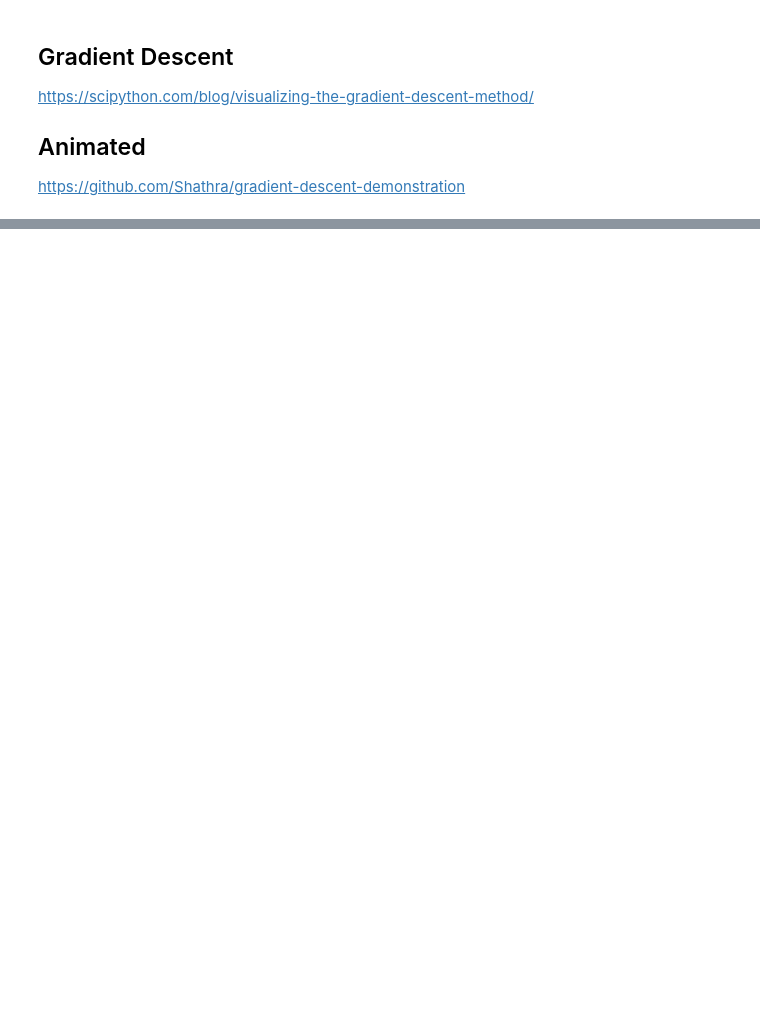
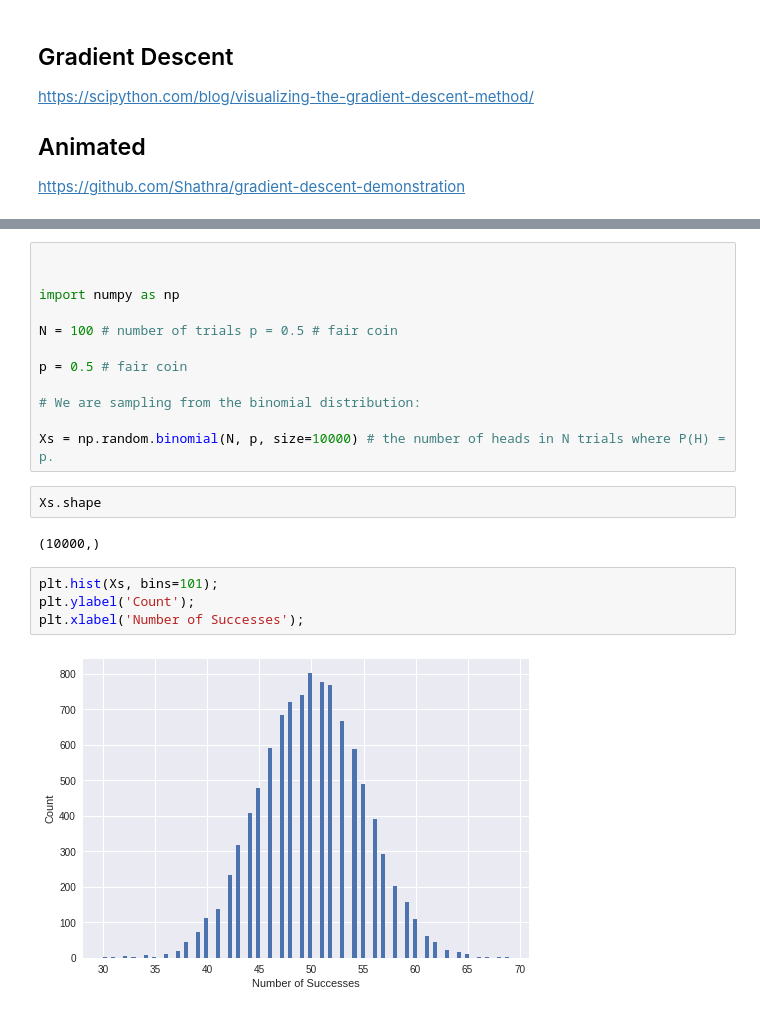
Before and after one commit to kursataker/cng562-machine-learning-spring-19, a Jupyter notebook: Mathematical_Background.ipynb, the cells around one changed output, grey strips where cells are left out. Cells and saved outputs as stored; diff of their text form; blank space fills up the shorter version.

```diff
--- a/Mathematical_Background.ipynb
+++ b/Mathematical_Background.ipynb
@@ -49,0 +272,22 @@ https://github.com/Shathra/gradient-descent-demonstration
+# %%
+
+
+import numpy as np
+
+N = 100 # number of trials p = 0.5 # fair coin
+
+p = 0.5 # fair coin
+
+# We are sampling from the binomial distribution:
+
+Xs = np.random.binomial(N, p, size=10000) # the number of heads in N trials where P(H) = p.
+# %%
+Xs.shape
+# %% [output]
+(10000,)
+# %%
+plt.hist(Xs, bins=101);
+plt.ylabel('Count');
+plt.xlabel('Number of Successes');
+# %% [output]
+[figure, added]
```
Also changed, not shown: parts of 23 cells of this notebook.
